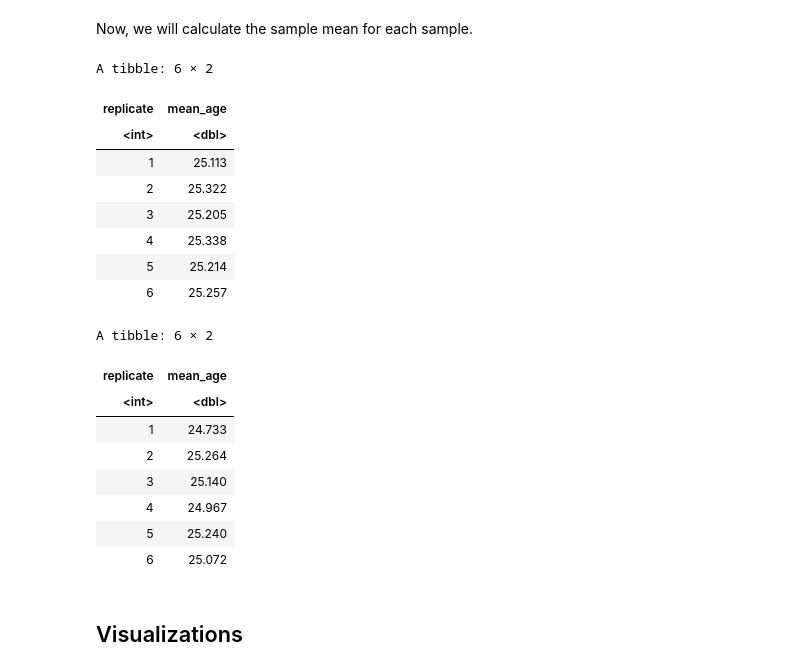
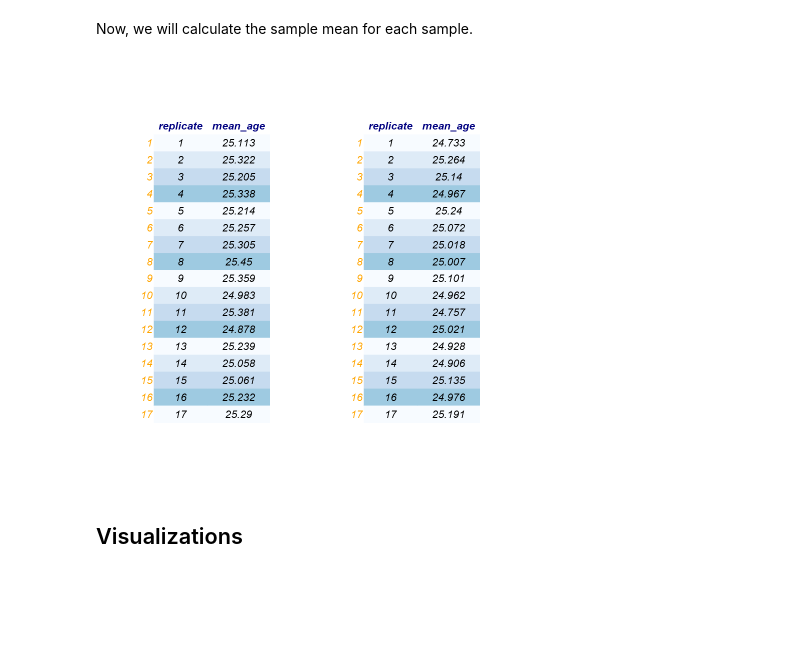
Before and after one commit to KevinSaigon/stat-201-project, a Jupyter notebook: project-proposal.ipynb, the cells around one changed output. Drawn from its saved outputs; the diff is of its cells as text; code cells hidden in the pictures; blank space fills up the shorter version.

```diff
--- a/project-proposal.ipynb
+++ b/project-proposal.ipynb
@@ -140,33 +139,25 @@ Now, we will calculate the sample mean for each sample.
 # %%
 winter_resampled_means <- winter_bootstrap %>%
     group_by(replicate) %>%
     summarize(mean_age = mean(Age))
 
 summer_resampled_means <- summer_bootstrap %>%
     group_by(replicate) %>%
     summarize(mean_age = mean(Age))
 
-head(winter_resampled_means)
-head(summer_resampled_means)
+## display code to make tables look pretty - can ignore
+tt3 <- ttheme_minimal(
+  core=list(bg_params = list(fill = blues9[1:4], col=NA),
+            fg_params=list(fontface=3)),
+  colhead=list(fg_params=list(col="navyblue", fontface=4L)),
+  rowhead=list(fg_params=list(col="orange", fontface=3L)))
+
+grid.arrange(
+    tableGrob(head(winter_resampled_means, 17), theme = tt3),
+    tableGrob(head(summer_resampled_means, 17), theme = tt3),
+    nrow = 1)
 # %% [output]
-A tibble: 6 × 2
-| replicate | mean_age |
-| <int> | <dbl> |
-| 1 | 25.113 |
-| 2 | 25.322 |
-| 3 | 25.205 |
-| 4 | 25.338 |
-| 5 | 25.214 |
-| 6 | 25.257 |
-A tibble: 6 × 2
-| replicate | mean_age |
-| <int> | <dbl> |
-| 1 | 24.733 |
-| 2 | 25.264 |
-| 3 | 25.140 |
-| 4 | 24.967 |
-| 5 | 25.240 |
-| 6 | 25.072 |
+[figure, added]
 # %% [markdown]
 ## Visualizations
 # %% [markdown]
```
Also changed, not shown: parts of 7 cells of this notebook.
